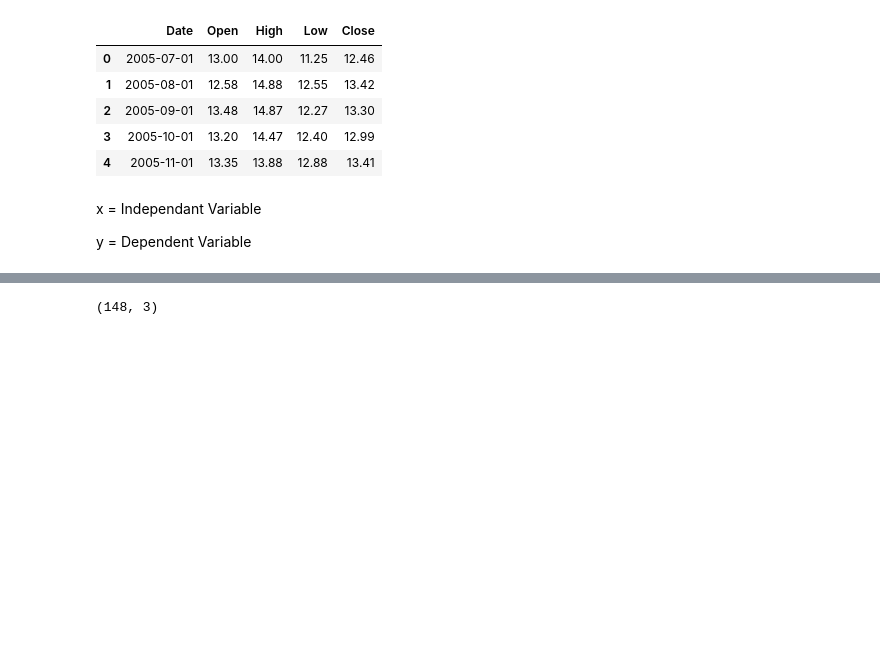
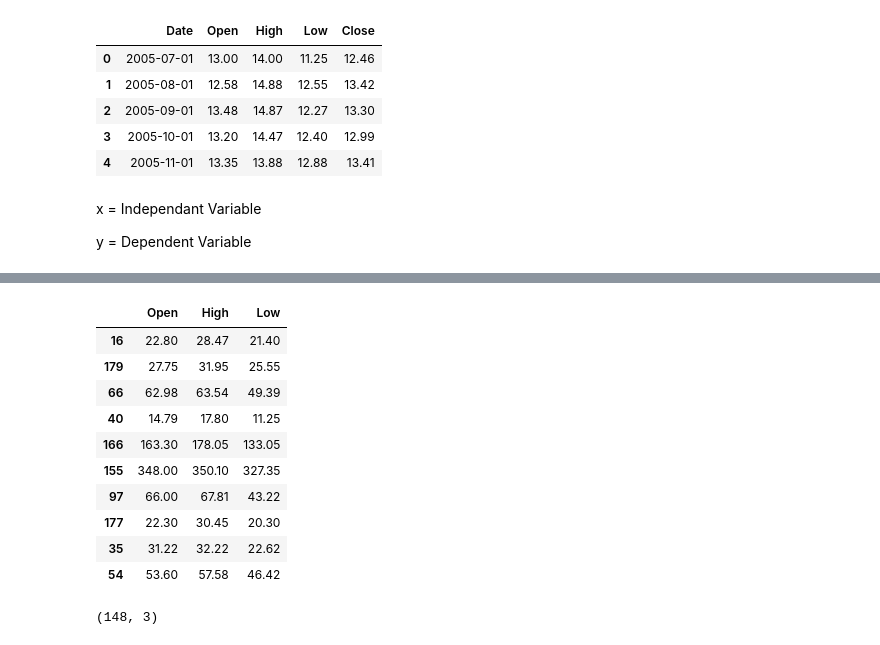
Before and after one commit to Zeeshan00789/Yes-bank-closing-price-prediction, a Jupyter notebook: Yes_Bank_Stock_Closing_Price_Prediction.ipynb, the cells around one changed output, grey strips where cells are left out. Cells and saved outputs as stored; diff of their text form; code cells hidden in the pictures; blank space fills up the shorter version.

```diff
--- a/Yes_Bank_Stock_Closing_Price_Prediction.ipynb
+++ b/Yes_Bank_Stock_Closing_Price_Prediction.ipynb
@@ -400,3 +465,17 @@ x_train,x_test,y_train,y_test = train_test_split(x,y,test_size=0.2,random_state
+# %%
+x_test[0:10]
+# %% [output]
+|  | Open | High | Low |
+| 16 | 22.80 | 28.47 | 21.40 |
+| 179 | 27.75 | 31.95 | 25.55 |
+| 66 | 62.98 | 63.54 | 49.39 |
+| 40 | 14.79 | 17.80 | 11.25 |
+| 166 | 163.30 | 178.05 | 133.05 |
+| 155 | 348.00 | 350.10 | 327.35 |
+| 97 | 66.00 | 67.81 | 43.22 |
+| 177 | 22.30 | 30.45 | 20.30 |
+| 35 | 31.22 | 32.22 | 22.62 |
+| 54 | 53.60 | 57.58 | 46.42 |
 # %%
 #checking shape of training dataset.
 x_train.shape
```
Also changed, not shown: parts of 87 cells of this notebook.
